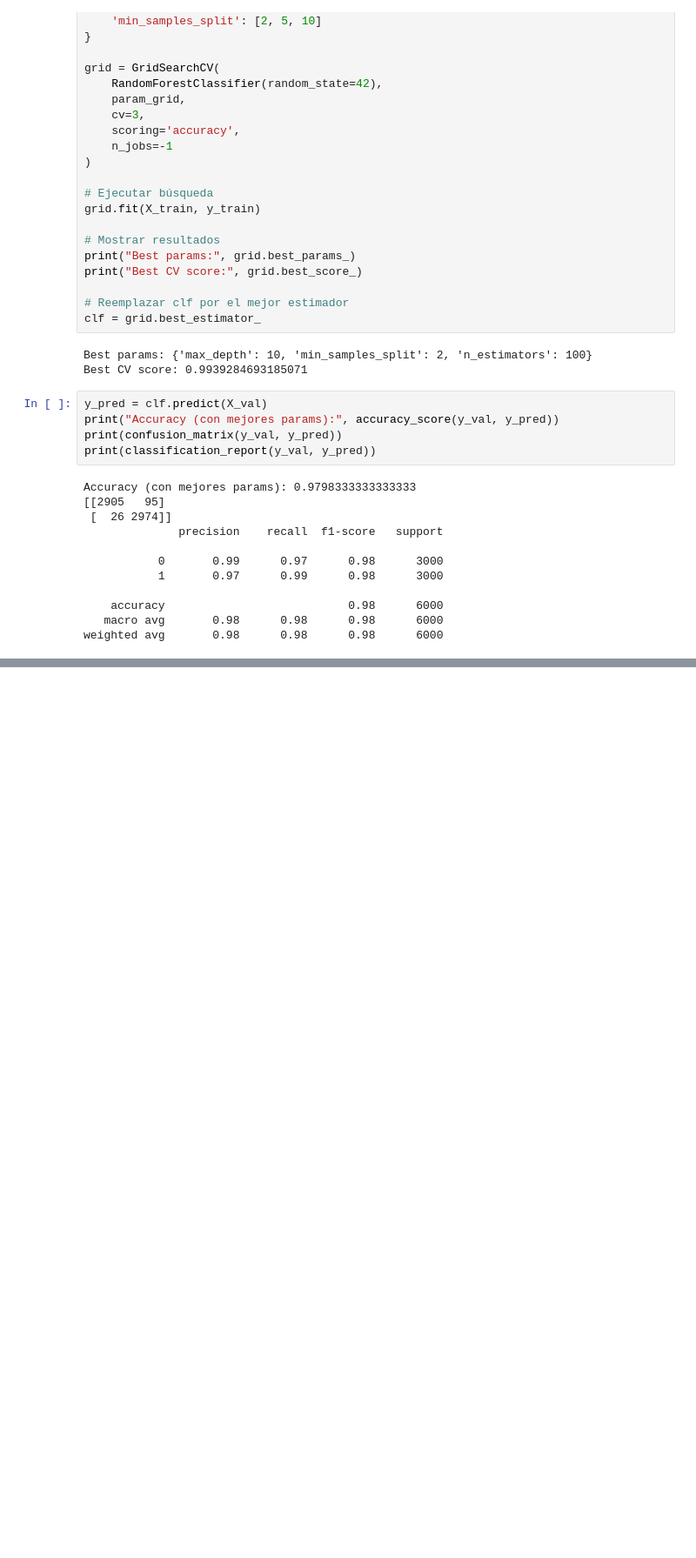
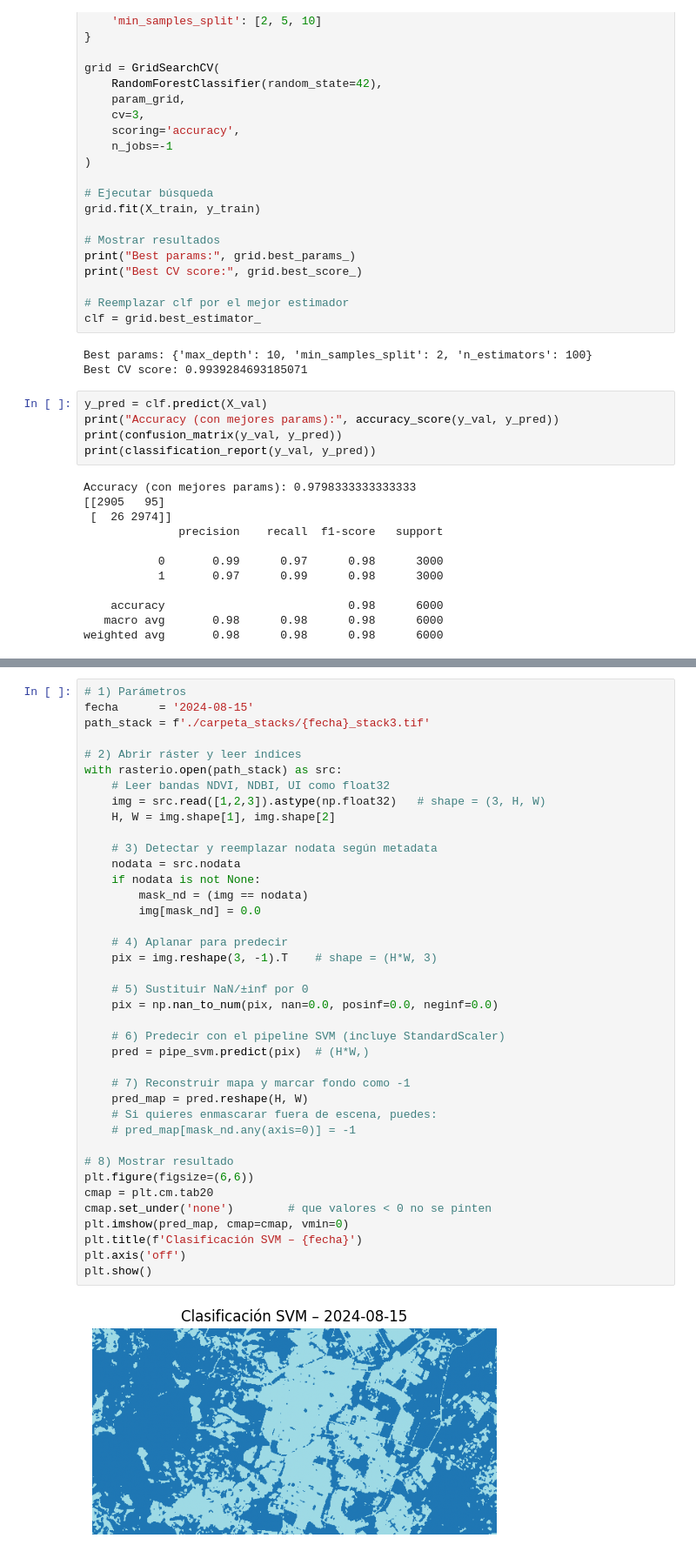
Before and after one commit to prm2419/Evaluacion_de_la_expansion_de_la_huella_urbana_en_La_Ceja_utilizando_aprendizaje_supervisado_y_teled, a Jupyter notebook: Code.ipynb, the cells around one changed output, grey strips where cells are left out. Shown at 87% size. Cells and saved outputs as stored; diff of their text form; blank space fills up the shorter version.

```diff
--- a/Code.ipynb
+++ b/Code.ipynb
@@ -757,0 +987,41 @@ plt.show()
+# %%
+# 1) Parámetros
+fecha      = '2024-08-15'
+path_stack = f'./carpeta_stacks/{fecha}_stack3.tif'
+
+# 2) Abrir ráster y leer índices
+with rasterio.open(path_stack) as src:
+    # Leer bandas NDVI, NDBI, UI como float32
+    img = src.read([1,2,3]).astype(np.float32)   # shape = (3, H, W)
+    H, W = img.shape[1], img.shape[2]
+
+    # 3) Detectar y reemplazar nodata según metadata
+    nodata = src.nodata
+    if nodata is not None:
+        mask_nd = (img == nodata)
+        img[mask_nd] = 0.0
+
+    # 4) Aplanar para predecir
+    pix = img.reshape(3, -1).T    # shape = (H*W, 3)
+
+    # 5) Sustituir NaN/±inf por 0
+    pix = np.nan_to_num(pix, nan=0.0, posinf=0.0, neginf=0.0)
+
+    # 6) Predecir con el pipeline SVM (incluye StandardScaler)
+    pred = pipe_svm.predict(pix)  # (H*W,)
+
+    # 7) Reconstruir mapa y marcar fondo como -1
+    pred_map = pred.reshape(H, W)
+    # Si quieres enmascarar fuera de escena, puedes:
+    # pred_map[mask_nd.any(axis=0)] = -1
+
+# 8) Mostrar resultado
+plt.figure(figsize=(6,6))
+cmap = plt.cm.tab20
+cmap.set_under('none')        # que valores < 0 no se pinten
+plt.imshow(pred_map, cmap=cmap, vmin=0)
+plt.title(f'Clasificación SVM – {fecha}')
+plt.axis('off')
+plt.show()
+# %% [output]
+[figure, added]
```
Also changed, not shown: parts of 15 cells of this notebook, 1 other file.
